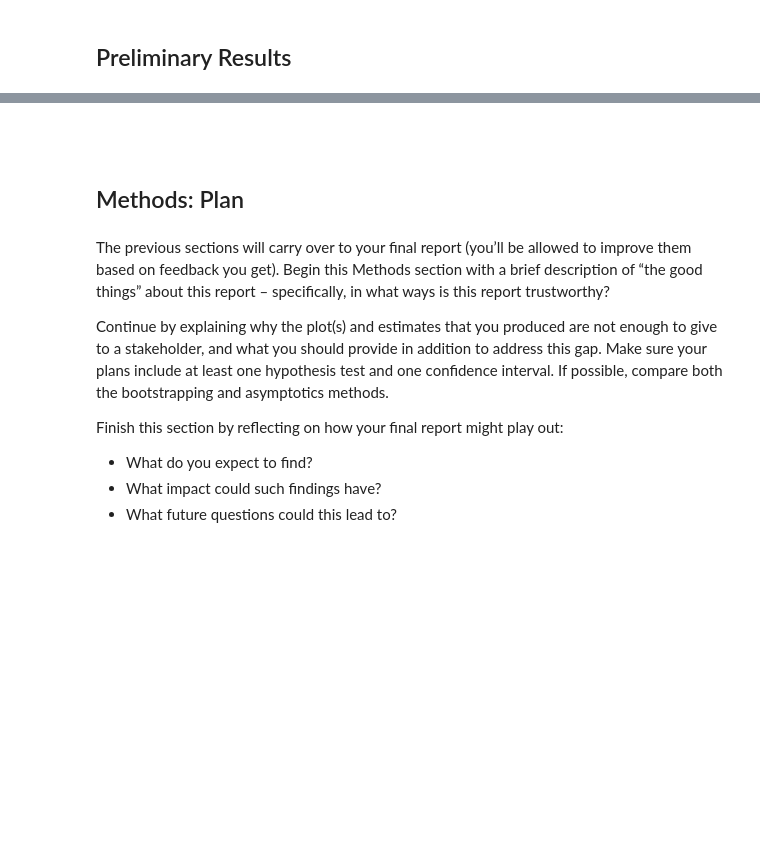
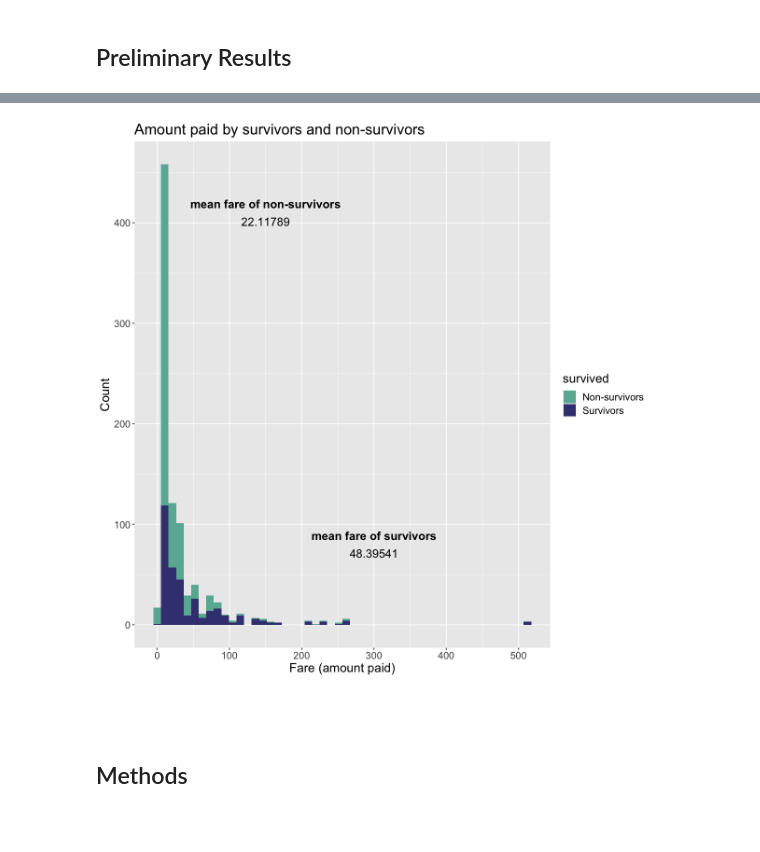
Before and after one commit to pgbenng/stat-201-2022w2-group-30, a Jupyter notebook: proposal.ipynb, the cells around one changed output, grey strips where cells are left out. Drawn from its saved outputs; the diff is of its cells as text; code cells hidden in the pictures; blank space fills up the shorter version.

```diff
--- a/proposal.ipynb
+++ b/proposal.ipynb
@@ -163,17 +92,31 @@ Suprisingly yet again, about **68.1%** of survivors are female, compared to the
+# %%
+options(repr.plot.width = 10, repr.plot.height = 10)
+
+mean_fare_non_surv <- titanic_df |>
+    filter(survived == 0) |>
+    summarize(mean = mean(fare))
+
+mean_fare_surv <- titanic_df |>
+    filter(survived == 1) |>
+    summarize(mean = mean(fare))
+
+titanic_df |>
+    select(survived, fare) |>
+    drop_na() |>
+    ggplot() +
+    geom_histogram(aes(x = fare, fill = survived), bins=50) +
+    annotate("text", 150, 410, label = paste('atop(bold("mean fare of non-survivors")', ',', mean_fare_non_surv, ')'), size = 15/.pt, parse=TRUE) +
+    annotate("text", 300, 80, label = paste('atop(bold("mean fare of survivors")', ',', mean_fare_surv, ')'), size = 15/.pt, parse=TRUE) +
+    labs(legend=c("h", "b")) +
+    scale_fill_manual(values=c("#69b3a2", "#404080"), labels=c("Non-survivors", "Survivors")) +
+    labs(x = "Fare (amount paid)", y = "Count", title="Amount paid by survivors and non-survivors") +
+    theme(text = element_text(size=16))
+# %% [output]
+[figure, added]
 # %% [markdown]
 <br>
 # %% [markdown]
-<h2> Methods: Plan </h2>
+<h2> Methods </h2>
-# %% [markdown]
-The previous sections will carry over to your final report (you’ll be allowed to improve them based on feedback you get). Begin this Methods section with a brief description of “the good things” about this report – specifically, in what ways is this report trustworthy?
-
-Continue by explaining why the plot(s) and estimates that you produced are not enough to give to a stakeholder, and what you should provide in addition to address this gap. Make sure your plans include at least one hypothesis test and one confidence interval. If possible, compare both the bootstrapping and asymptotics methods.
-
-Finish this section by reflecting on how your final report might play out:
-
-- What do you expect to find?
-- What impact could such findings have?
-- What future questions could this lead to?
 # %% [markdown]
 <br>
 # %% [markdown]
```
Also changed, not shown: parts of 33 cells of this notebook, 2 other files.
